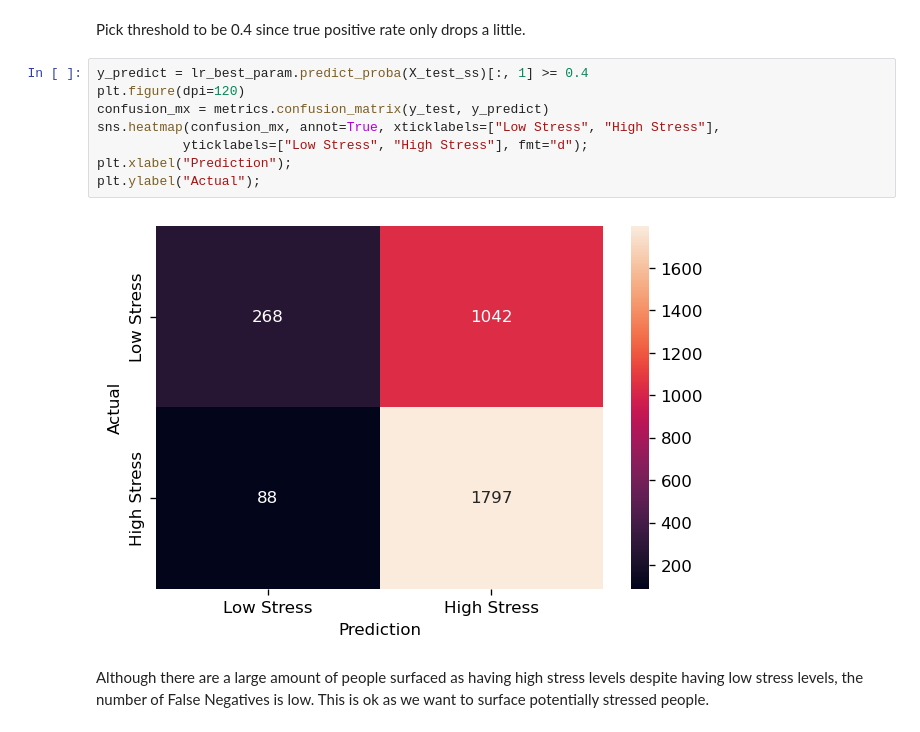
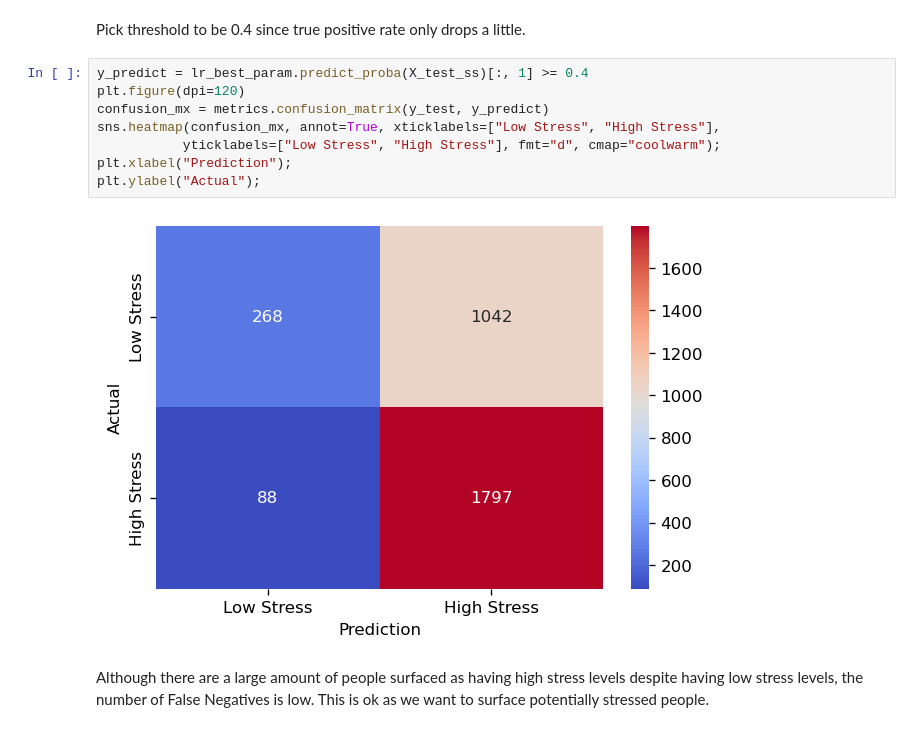
Before and after one commit to kxxhh/dat-sg-19, a Jupyter notebook: project4/Capstone Project.ipynb, the cells around one changed output. Saved outputs shown, nothing was run; the diff lists cells and outputs as text.

```diff
--- a/project4/Capstone Project.ipynb
+++ b/project4/Capstone Project.ipynb
@@ -501,12 +503,12 @@ Pick threshold to be 0.4 since true positive rate only drops a little.
 # %%
 y_predict = lr_best_param.predict_proba(X_test_ss)[:, 1] >= 0.4
 plt.figure(dpi=120)
 confusion_mx = metrics.confusion_matrix(y_test, y_predict)
 sns.heatmap(confusion_mx, annot=True, xticklabels=["Low Stress", "High Stress"],
-           yticklabels=["Low Stress", "High Stress"], fmt="d");
+           yticklabels=["Low Stress", "High Stress"], fmt="d", cmap="coolwarm");
 plt.xlabel("Prediction");
 plt.ylabel("Actual");
 # %% [output]
-[figure, old version]
+[figure, new version]
 # %% [markdown]
 Although there are a large amount of people surfaced as having high stress levels despite having low stress levels, the number of False Negatives is low. This is ok as we want to surface potentially stressed people.
```
Also changed, not shown: parts of 3 cells of this notebook.
